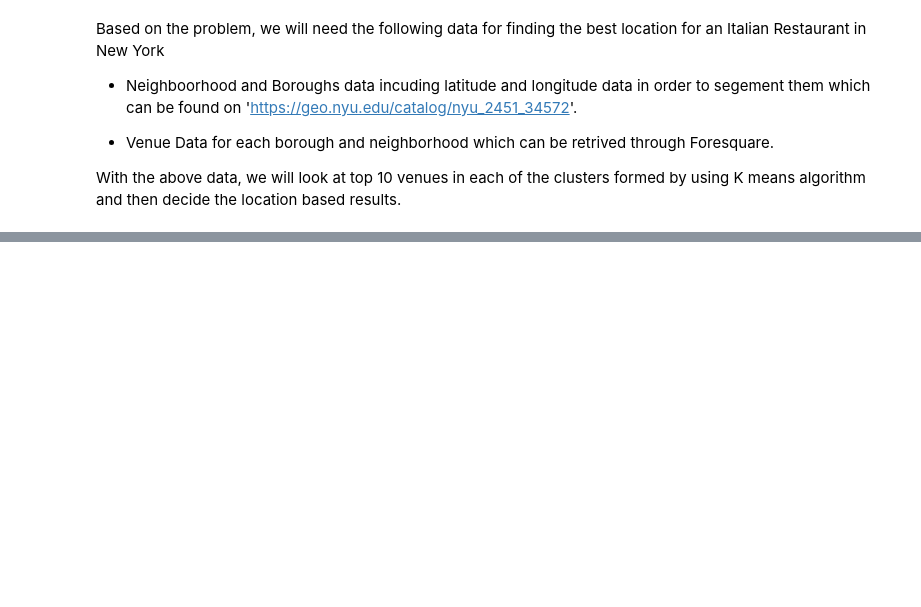
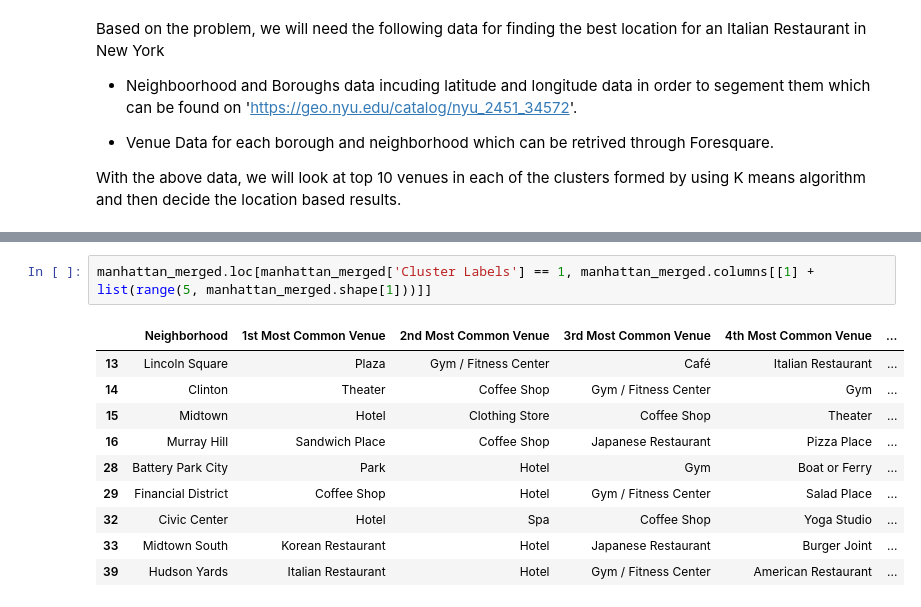
Before and after one commit to koushikvadali/Coursera_Capstone, a Jupyter notebook: The Battle of Neighborhood.ipynb, the cells around one changed output, grey strips where cells are left out. Drawn from its saved outputs; the diff is of its cells as text; blank space fills up the shorter version.

Commit message:
Published from Watson Studio.

```diff
--- a/The Battle of Neighborhood.ipynb
+++ b/The Battle of Neighborhood.ipynb
@@ -28,0 +716,13 @@ Based on the problem, we will need the following data for finding the best locat
+# %%
+manhattan_merged.loc[manhattan_merged['Cluster Labels'] == 1, manhattan_merged.columns[[1] + list(range(5, manhattan_merged.shape[1]))]]
+# %% [output]
+|  | Neighborhood | 1st Most Common Venue | 2nd Most Common Venue | 3rd Most Common Venue | 4th Most Common Venue | ... |
+| 13 | Lincoln Square | Plaza | Gym / Fitness Center | Café | Italian Restaurant | ... |
+| 14 | Clinton | Theater | Coffee Shop | Gym / Fitness Center | Gym | ... |
+| 15 | Midtown | Hotel | Clothing Store | Coffee Shop | Theater | ... |
+| 16 | Murray Hill | Sandwich Place | Coffee Shop | Japanese Restaurant | Pizza Place | ... |
+| 28 | Battery Park City | Park | Hotel | Gym | Boat or Ferry | ... |
+| 29 | Financial District | Coffee Shop | Hotel | Gym / Fitness Center | Salad Place | ... |
+| 32 | Civic Center | Hotel | Spa | Coffee Shop | Yoga Studio | ... |
+| 33 | Midtown South | Korean Restaurant | Hotel | Japanese Restaurant | Burger Joint | ... |
+| 39 | Hudson Yards | Italian Restaurant | Hotel | Gym / Fitness Center | American Restaurant | ... |
```
Also changed, not shown: parts of 77 cells of this notebook.
